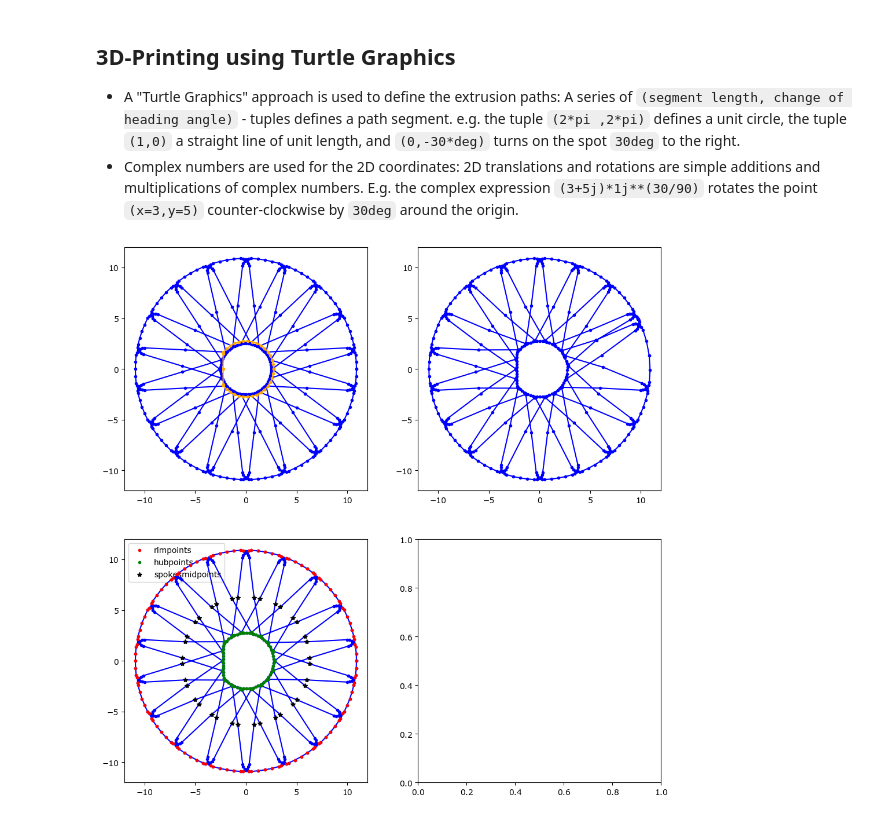
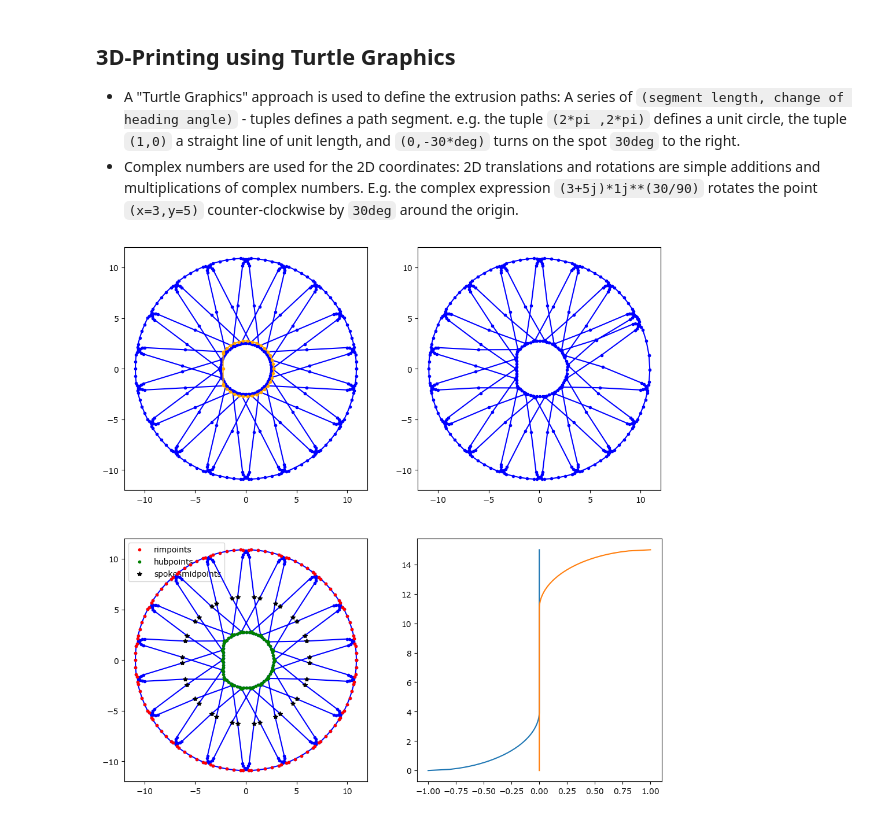
Before and after one commit to RichardPotthoff/myrepo, a Jupyter notebook: turtle_capstan.ipynb, the cells around one changed output. Drawn from its saved outputs; the diff is of its cells as text; code cells hidden in the pictures.

Commit message:
fix lead-in

```diff
--- a/turtle_capstan.ipynb
+++ b/turtle_capstan.ipynb
@@ -164,35 +164,43 @@ vDshaft=InterpSegments(offset(Dshaft,EW/2),t,p0=2.5+EW/2)
 vDshaft=vDshaft*  amp/pr1_ri#offset points to account for extrusion width
 vDshaftmix=pr1.copy()
 rimpoints=(np.arange(len(pr1))[abs(amp-pr1_r)<0.1])
 hubpoints=(np.arange(len(pr1))[amp<(0.75*pr1_ri+0.25*pr1_r)])
 spokesmidpoints=np.arange(len(pr1))[np.abs(amp-ampmid)/pr1_r<0.1]
 vDshaftmix[hubpoints]=vDshaft[hubpoints]
 t=np.linspace(0,2*pi,301)
 r=8
 pc=r*np.exp(1j*t)
 pt=pc*(r+np.interp(t/(2*pi),pthread.imag,pthread.real))/r
 fig,((ax1,ax2),(ax3,ax4))=plt.subplots(2,2,figsize=(12,12))
 #ax4.plot(vhexmix.real,vhexmix.imag,'b.-')
 ax1.plot(pDshaft.real,pDshaft.imag,'.-',c='orange',zorder=6)
 ax3.plot(vDshaftmix.real,vDshaftmix.imag,'b.-',zorder=6)
 ax3.plot(vDshaftmix[rimpoints].real,vDshaftmix[rimpoints].imag,'r.',zorder=7,label='rimpoints')
 ax3.plot(vDshaftmix[hubpoints].real,vDshaftmix[hubpoints].imag,'g.',zorder=8,label='hubpoints')
 ax3.plot(vDshaftmix[spokesmidpoints].real,vDshaftmix[spokesmidpoints].imag,'*',c='k',zorder=9,label='spokesmidpoints')
 #ax2.plot(vhex.real,vhex.imag,'b.-',zorder=5)
 ax1.plot(pr1.real,pr1.imag,'b.-')
 #ax1.scatter(pr1.real,pr1.imag,c=[prop['c'] for prop in props])
 #ax1.plot(phex.real,phex.imag,'r.-',zorder=4)
 for phi_start,phi_end,max_advance in [((0.5-1)*2*pi/ns,(0.5+1)*2*pi/ns,0.7*2*pi/ns)]:
   vDshaftmix_=phase_advance(np.log(vDshaftmix).imag,phi_start,phi_end,max_advance)*vDshaftmix
   ax2.plot(vDshaftmix_.real,vDshaftmix_.imag,'b.-',zorder=6)
-for ax in(ax1,ax2,ax3,ax4):
+zt=15.0
+zb=0
+zr=np.linspace(0.0,zt,200)
+r_lead_in=4.0
+phase_advance_bottom=[-(1.0-(r_lead_in**2-min(max(r_lead_in-(z-zb),0.0),r_lead_in)**2)**0.5/r_lead_in) for z in zr]
+ax4.plot(phase_advance_bottom,zr)
+phase_advance_top=[(1.0-(r_lead_in**2-min(max(r_lead_in-(zt-z),0.0),r_lead_in)**2)**0.5/r_lead_in) for z in zr]
+ax4.plot(phase_advance_top,zr)
+for ax in(ax1,ax2,ax3):
   ax.set_aspect('equal')
 #  ax.set_xlim(-12.5,12.5)
 #  ax.set_ylim(-12.5,12.5)
 ax3.legend(loc='upper left')
 plt.show()
 # %% [output]
-[figure, old version]
+[figure, new version]
 # %%
  if 'google.colab' in str(get_ipython()):
   try:
```
Also changed, not shown: parts of 2 cells of this notebook.
